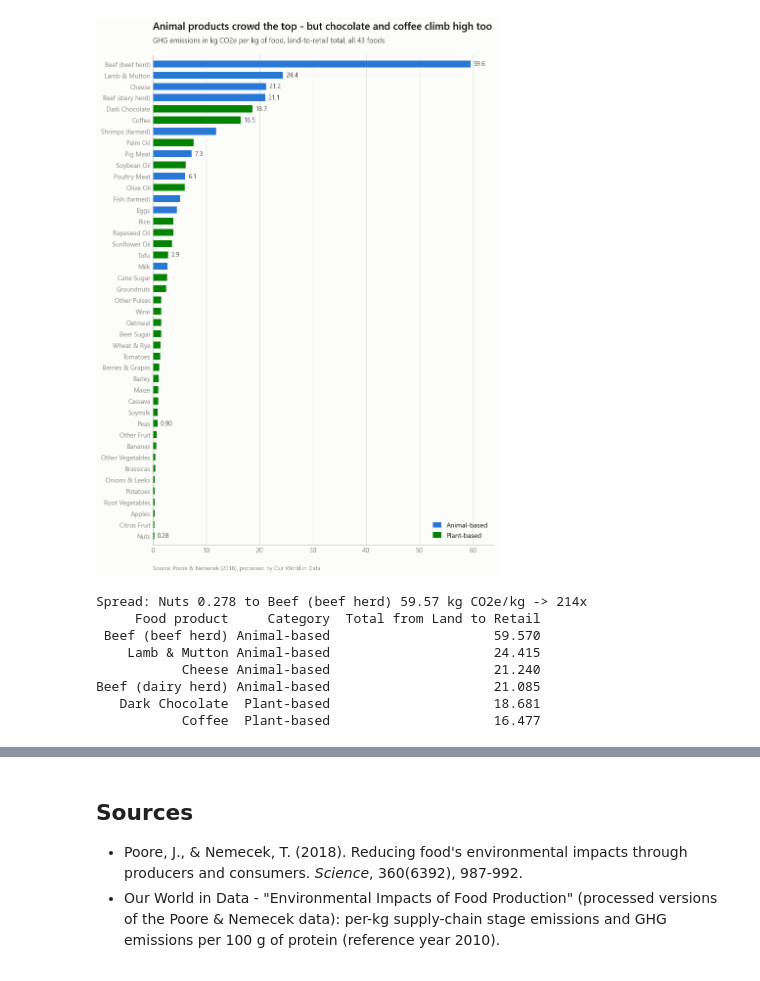
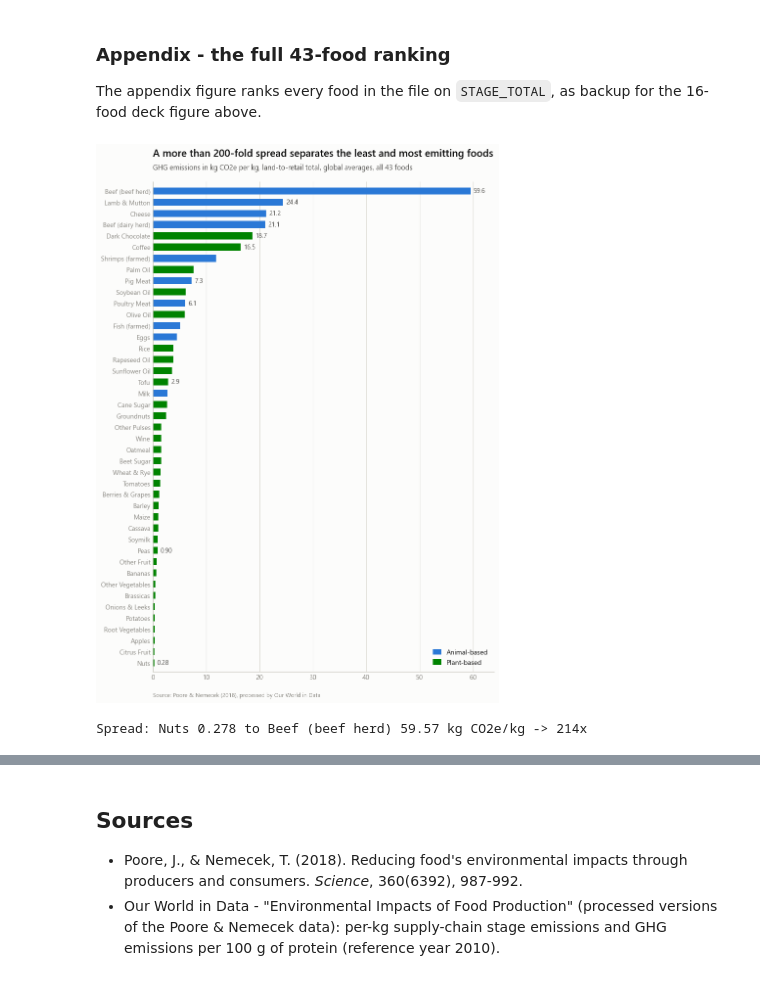
Before and after one commit to dombondyra/JH-2026-Final-Project, a Jupyter notebook: notebooks/01_food_emissions.ipynb, the cells around one changed output, grey strips where cells are left out. Saved outputs shown, nothing was run; the diff lists cells and outputs as text; code cells hidden in the pictures.

```diff
--- a/notebooks/01_food_emissions.ipynb
+++ b/notebooks/01_food_emissions.ipynb
@@ -169,36 +208,37 @@ is annotated on the chart.
 # %%
-beef = perkg.loc[perkg['Food product'] == 'Beef (beef herd)', TOTAL].iloc[0]
-peas = perkg.loc[perkg['Food product'] == 'Peas', TOTAL].iloc[0]
+beef = perkg.loc[perkg['Food product'] == 'Beef (beef herd)', STAGE_TOTAL].iloc[0]
+peas = perkg.loc[perkg['Food product'] == 'Peas', STAGE_TOTAL].iloc[0]
 ratio = beef / peas
 
-beef_avg = perkg.loc[perkg['Food product'] == 'Beef (beef herd)', AVG].iloc[0]
-peas_avg = perkg.loc[perkg['Food product'] == 'Peas', AVG].iloc[0]
+beef_avg = perkg.loc[perkg['Food product'] == 'Beef (beef herd)', OWID_PERKG].iloc[0]
+peas_avg = perkg.loc[perkg['Food product'] == 'Peas', OWID_PERKG].iloc[0]
 ratio_avg = beef_avg / peas_avg
 
-print(f'Land-to-retail: beef {beef:.2f} vs peas {peas:.3f} kg CO2e/kg -> {ratio:.1f}x')
-print(f'Total global average: beef {beef_avg:.2f} vs peas {peas_avg:.2f} -> {ratio_avg:.1f}x')
+print(f'STAGE_TOTAL basis: beef {beef:.2f} vs peas {peas:.3f} kg CO2e/kg -> {ratio:.1f}x')
+print(f'OWID_PERKG companion series: beef {beef_avg:.2f} vs peas {peas_avg:.2f} -> {ratio_avg:.1f}x')
 
-fig, ax = plt.subplots(figsize=(9, 3.4))
+fig, ax = plt.subplots(figsize=(12.8, 7.2))
 foods = ['Peas', 'Beef (beef herd)']          # beef ends up on top
 vals = [peas, beef]
-ax.barh(foods, vals, height=0.55, color=[GREEN, BLUE])
+ax.barh(foods, vals, height=0.5, color=[GREEN, BLUE])
 
 for y, v in enumerate(vals):
-    ax.text(v + 0.8, y, fmt(v), va='center', ha='left', fontsize=11.5, color=SEC)
+    ax.text(v + 0.8, y, fmt(v), va='center', ha='left', fontsize=13, color=SEC)
 
 ax.annotate('~66x - the roughly 60:1 contrast:\n'
             '1 kg of beef costs about 60 kg CO2e,\n'
             '1 kg of peas less than one.',
-            xy=(24, 0.12), fontsize=10.5, color=INK, ha='left', va='center')
+            xy=(27, 0.42), fontsize=13, color=INK, ha='left', va='center')
 
 style_axes(ax)
 ax.set_xlim(0, 66)
 ax.set_xticks(range(0, 70, 10))
-ax.tick_params(axis='y', labelsize=11)
+ax.set_ylim(-0.7, 1.7)
+ax.tick_params(axis='y', labelsize=13)
 
 add_titles(ax,
            'One kilogram of beef emits as much as about sixty kilograms of peas',
-           'GHG emissions in kg CO2e per kg of food, land-to-retail total',
+           'GHG emissions in kg CO2e per kg of food, land-to-retail total, global averages',
            'Source: Poore & Nemecek (2018), processed by Our World in Data',
            source_pts=-30)
 
@@ -229,48 +358,44 @@ placed selectively on the foods the deck talks about - not on every bar of a 43-
+# %% [markdown]
+### Appendix - the full 43-food ranking
+
+The appendix figure ranks every food in the file on `STAGE_TOTAL`, as backup for the
+16-food deck figure above.
 # %%
-d = perkg.sort_values(TOTAL, ascending=True).reset_index(drop=True)  # largest ends on top
+d = perkg.sort_values(STAGE_TOTAL, ascending=True).reset_index(drop=True)  # largest ends on top
 colors = [BLUE if f in ANIMAL else GREEN for f in d['Food product']]
 
 STORY4 = {'Beef (beef herd)', 'Lamb & Mutton', 'Cheese', 'Beef (dairy herd)',
           'Dark Chocolate', 'Coffee', 'Poultry Meat', 'Pig Meat', 'Tofu',
           'Peas', 'Nuts'}
 
 fig, ax = plt.subplots(figsize=(9, 13))
-ax.barh(d['Food product'], d[TOTAL], height=0.62, color=colors)
+ax.barh(d['Food product'], d[STAGE_TOTAL], height=0.62, color=colors)
 
-for y, (f, v) in enumerate(zip(d['Food product'], d[TOTAL])):
+for y, (f, v) in enumerate(zip(d['Food product'], d[STAGE_TOTAL])):
     if f in STORY4:
         ax.text(v + 0.55, y, fmt(v), va='center', ha='left', fontsize=9.5, color=SEC)
 
 style_axes(ax)
 ax.set_xlim(0, 64)
 ax.set_xticks(range(0, 70, 10))
 ax.set_ylim(-0.8, len(d) - 0.2)
 ax.tick_params(axis='y', labelsize=9.5)
 cat_legend(ax, loc='lower right')
 
 add_titles(ax,
-           'Animal products crowd the top - but chocolate and coffee climb high too',
-           'GHG emissions in kg CO2e per kg of food, land-to-retail total, all 43 foods',
+           'A more than 200-fold spread separates the least and most emitting foods',
+           'GHG emissions in kg CO2e per kg, land-to-retail total, global averages, all 43 foods',
            'Source: Poore & Nemecek (2018), processed by Our World in Data',
            source_pts=-30)
 
-fig.savefig(FIGS / 'fig_slide04_perkg_spread.png',
+fig.savefig(FIGS / 'fig_appendix_perkg_all43.png',
             dpi=200, bbox_inches='tight', facecolor=SURFACE)
 plt.show()
 
-spread = d[TOTAL].max() / d[TOTAL].min()
+spread = d[STAGE_TOTAL].max() / d[STAGE_TOTAL].min()
 lo = d.iloc[0]; hi = d.iloc[-1]
-print(f"Spread: {lo['Food product']} {lo[TOTAL]:.3f} to {hi['Food product']} "
-      f"{hi[TOTAL]:.2f} kg CO2e/kg -> {spread:.0f}x")
-print(d.sort_values(TOTAL, ascending=False)[['Food product', 'Category', TOTAL]]
-      .head(6).to_string(index=False))
+print(f"Spread: {lo['Food product']} {lo[STAGE_TOTAL]:.3f} to {hi['Food product']} "
+      f"{hi[STAGE_TOTAL]:.2f} kg CO2e/kg -> {spread:.0f}x")
 # %% [output]
-[figure, old version]
+[figure, new version]
 Spread: Nuts 0.278 to Beef (beef herd) 59.57 kg CO2e/kg -> 214x
-     Food product     Category  Total from Land to Retail
- Beef (beef herd) Animal-based                     59.570
-    Lamb & Mutton Animal-based                     24.415
-           Cheese Animal-based                     21.240
-Beef (dairy herd) Animal-based                     21.085
-   Dark Chocolate  Plant-based                     18.681
-           Coffee  Plant-based                     16.477
```
Also changed, not shown: parts of 20 cells of this notebook, 29 other files.
